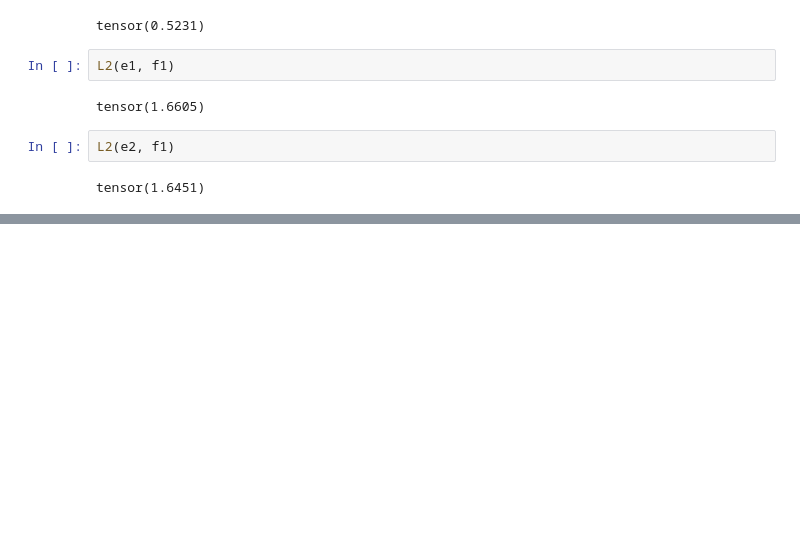
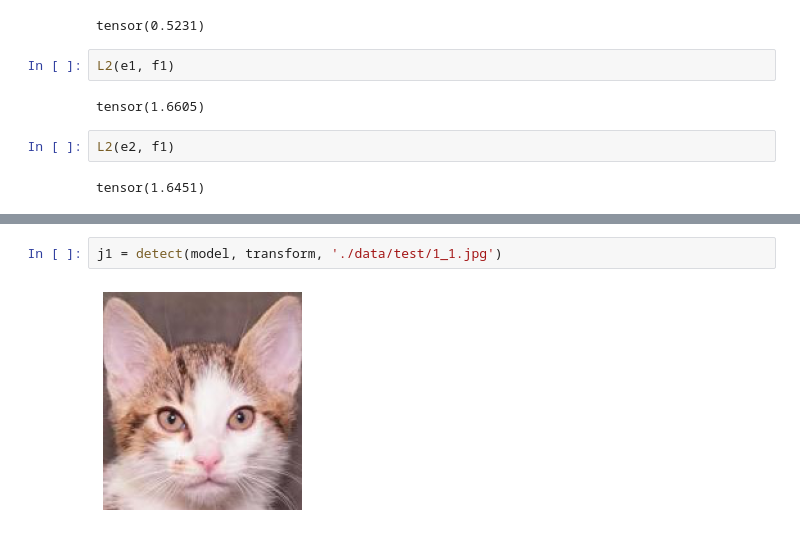
Before and after one commit to tokudayo/NekoNet, a Jupyter notebook: verify.ipynb, the cells around one changed output, grey strips where cells are left out. Saved outputs shown, nothing was run; the diff lists cells and outputs as text; blank space fills up the shorter version.

```diff
--- a/verify.ipynb
+++ b/verify.ipynb
@@ -54,0 +63,4 @@ tensor(1.6451)
+# %%
+j1 = detect(model, transform, './data/test/1_1.jpg')
+# %% [output]
+[figure, added]
```
Also changed, not shown: parts of 8 cells of this notebook.
